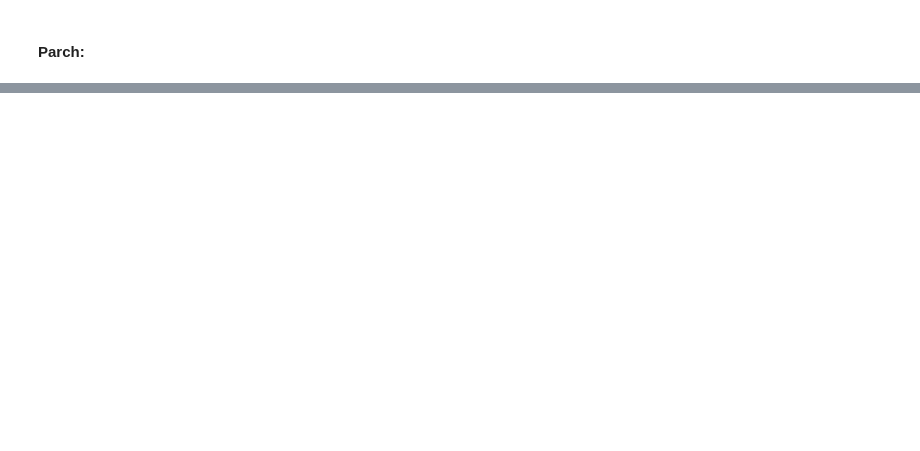
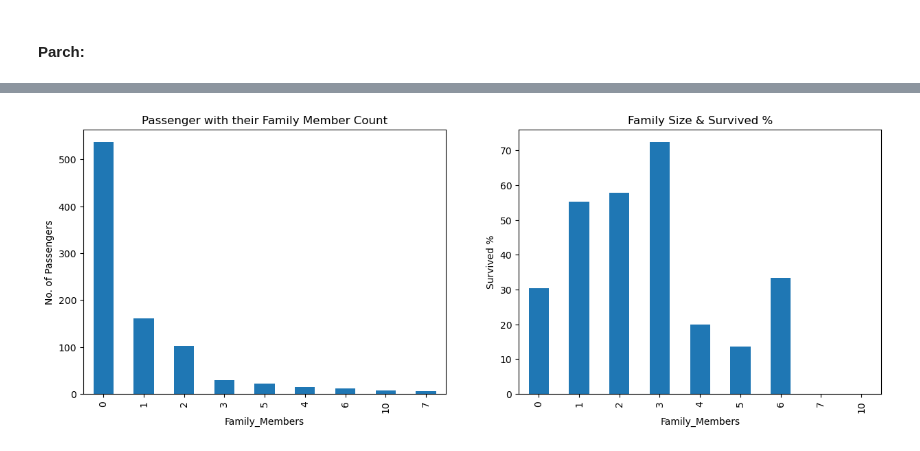
Before and after one commit to sagarbarge/Titanic-EDA-Modeling, a Jupyter notebook: Titanic_Competition_Sagar.ipynb, the cells around one changed output, grey strips where cells are left out. Saved outputs shown, nothing was run; the diff lists cells and outputs as text; code cells hidden in the pictures; blank space fills up the shorter version.

```diff
--- a/Titanic_Competition_Sagar.ipynb
+++ b/Titanic_Competition_Sagar.ipynb
@@ -409,0 +398,7 @@ df.head(30)
+# %%
+# passenger with their siblings, spouse count
+df_family= pd.crosstab (df['Family_Members'], df['Survived'])
+df_family.columns = ['Dead', 'Survived']
+df_family['Survived_Percentage'] = round(df_family['Survived']/(df_family['Dead']+df_family['Survived'])*100,2)
+df_family['Family_Status'] = (df_family.index > 0).astype(int)
+df_family
@@ -409,0 +417,20 @@ df.head(30)
+# %%
+# Finding How many passenger with their siblings, spouse, parents
+
+# Create the figure and subplots
+plt.figure(figsize=(15, 5))
+
+# First subplot: Family mebers value counts
+plt.subplot(1, 2, 1)
+df.Family_Members.value_counts().plot.bar()
+plt.ylabel('No. of Passengers')
+plt.title('Passenger with their Family Member Count')
+
+# Family Member with survived rate
+plt.subplot(1,2,2)
+df_family['Survived_Percentage'].plot(kind= 'bar')
+plt.ylabel('Survived %')
+plt.title ('Family Size & Survived %')
+plt.show()
+# %% [output]
+[figure, added]
```
Also changed, not shown: parts of 18 cells of this notebook.
